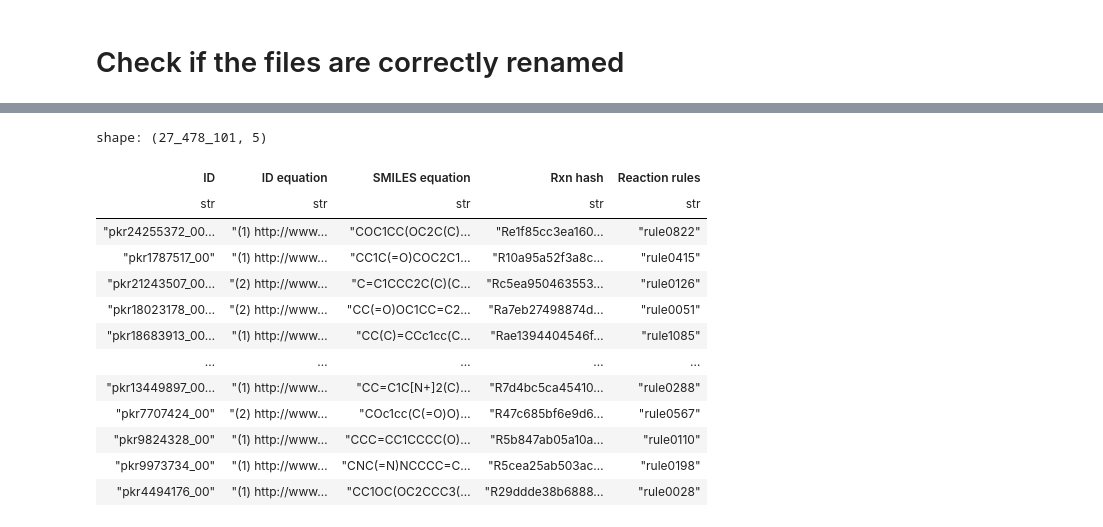
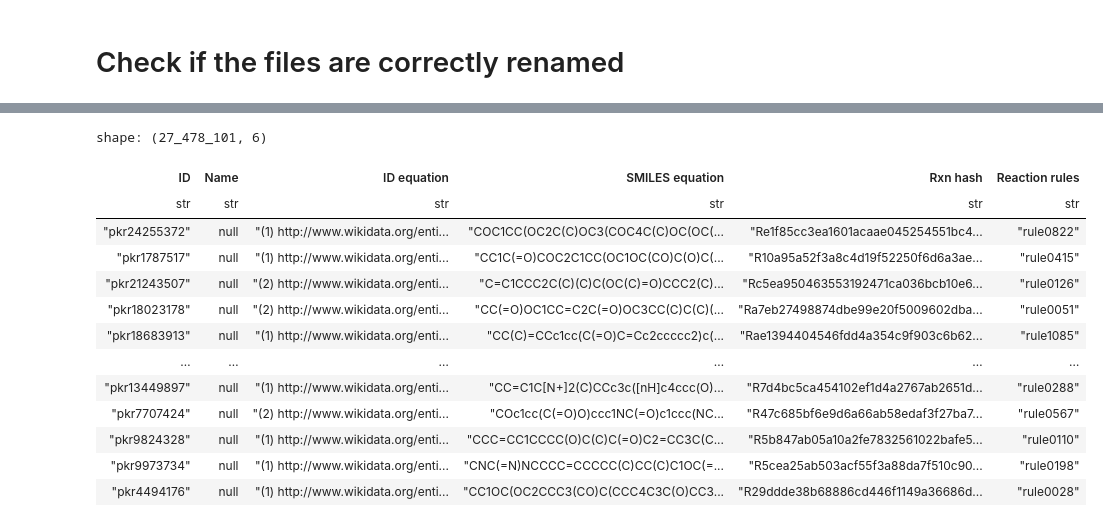
Before and after one commit to commons-research/read-MINE-results, a Jupyter notebook: read_mine_results/db_files/QC.ipynb, the cells around one changed output, grey strips where cells are left out. Drawn from its saved outputs; the diff is of its cells as text; code cells hidden in the pictures.

```diff
--- a/read_mine_results/db_files/QC.ipynb
+++ b/read_mine_results/db_files/QC.ipynb
@@ -2,8 +2,9 @@
 # Check if the files are correctly renamed
 # %%
 import polars as pl
+pl.Config(fmt_str_lengths=550)
 
-df_comp = pl.read_parquet("renamed_files/compounds_1_generalized_230106_frozen_metadata_for_MINES_split_00.csv_77226.91_.parquet")
-
-df
+main_path = "/home/pamrein/2024_masterthesis/read-MINE-results/read_mine_results/db_files"
+df_comp = pl.read_parquet(main_path + "/all_original_files/compounds_1_generalized_230106_frozen_metadata_for_MINES_split_00.csv_77226.91_.parquet")
+df_comp
 # %% [output]
@@ -24,19 +25,18 @@ shape: (24_182_493, 5)
 # %%
-df_react = pl.read_parquet("renamed_files/reactions_1_generalized_230106_frozen_metadata_for_MINES_split_00.csv_77226.91_.parquet")
-
+df_react = pl.read_parquet(main_path + "/all_original_files/reactions_1_generalized_230106_frozen_metadata_for_MINES_split_00.csv_77226.91_.parquet")
 df_react
 # %% [output]
-shape: (27_478_101, 5)
+shape: (27_478_101, 6)
-| ID | ID equation | SMILES equation | Rxn hash | Reaction rules |
-| str | str | str | str | str |
-| "pkr24255372_00… | "(1) http://www… | "COC1CC(OC2C(C)… | "Re1f85cc3ea160… | "rule0822" |
-| "pkr1787517_00" | "(1) http://www… | "CC1C(=O)COC2C1… | "R10a95a52f3a8c… | "rule0415" |
-| "pkr21243507_00… | "(2) http://www… | "C=C1CCC2C(C)(C… | "Rc5ea950463553… | "rule0126" |
-| "pkr18023178_00… | "(2) http://www… | "CC(=O)OC1CC=C2… | "Ra7eb27498874d… | "rule0051" |
-| "pkr18683913_00… | "(1) http://www… | "CC(C)=CCc1cc(C… | "Rae1394404546f… | "rule1085" |
-| … | … | … | … | … |
-| "pkr13449897_00… | "(1) http://www… | "CC=C1C[N+]2(C)… | "R7d4bc5ca45410… | "rule0288" |
-| "pkr7707424_00" | "(2) http://www… | "COc1cc(C(=O)O)… | "R47c685bf6e9d6… | "rule0567" |
-| "pkr9824328_00" | "(1) http://www… | "CCC=CC1CCCC(O)… | "R5b847ab05a10a… | "rule0110" |
-| "pkr9973734_00" | "(1) http://www… | "CNC(=N)NCCCC=C… | "R5cea25ab503ac… | "rule0198" |
-| "pkr4494176_00" | "(1) http://www… | "CC1OC(OC2CCC3(… | "R29ddde38b6888… | "rule0028" |
+| ID | Name | ID equation | SMILES equation | Rxn hash | Reaction rules |
+| str | str | str | str | str | str |
+| "pkr24255372" | null | "(1) http://www.wikidata.org/enti... | "COC1CC(OC2C(C)OC3(COC4C(C)OC(OC(... | "Re1f85cc3ea1601acaae045254551bc4... | "rule0822" |
+| "pkr1787517" | null | "(1) http://www.wikidata.org/enti... | "CC1C(=O)COC2C1CC(OC1OC(CO)C(O)C(... | "R10a95a52f3a8c4d19f52250f6d6a3ae... | "rule0415" |
+| "pkr21243507" | null | "(2) http://www.wikidata.org/enti... | "C=C1CCC2C(C)(C)C(OC(C)=O)CCC2(C)... | "Rc5ea950463553192471ca036bcb10e6... | "rule0126" |
+| "pkr18023178" | null | "(2) http://www.wikidata.org/enti... | "CC(=O)OC1CC=C2C(=O)OC3CC(C)C(C)(... | "Ra7eb27498874dbe99e20f5009602dba... | "rule0051" |
+| "pkr18683913" | null | "(1) http://www.wikidata.org/enti... | "CC(C)=CCc1cc(C(=O)C=Cc2ccccc2)c(... | "Rae1394404546fdd4a354c9f903c6b62... | "rule1085" |
+| … | … | … | … | … | … |
+| "pkr13449897" | null | "(1) http://www.wikidata.org/enti... | "CC=C1C[N+]2(C)CCc3c([nH]c4ccc(O)... | "R7d4bc5ca454102ef1d4a2767ab2651d... | "rule0288" |
+| "pkr7707424" | null | "(2) http://www.wikidata.org/enti... | "COc1cc(C(=O)O)ccc1NC(=O)c1ccc(NC... | "R47c685bf6e9d6a66ab58edaf3f27ba7... | "rule0567" |
+| "pkr9824328" | null | "(1) http://www.wikidata.org/enti... | "CCC=CC1CCCC(O)C(C)C(=O)C2=CC3C(C... | "R5b847ab05a10a2fe7832561022bafe5... | "rule0110" |
+| "pkr9973734" | null | "(1) http://www.wikidata.org/enti... | "CNC(=N)NCCCC=CCCCC(C)CC(C)C1OC(=... | "R5cea25ab503acf55f3a88da7f510c90... | "rule0198" |
+| "pkr4494176" | null | "(1) http://www.wikidata.org/enti... | "CC1OC(OC2CCC3(CO)C(CCC4C3C(O)CC3... | "R29ddde38b68886cd446f1149a36686d... | "rule0028" |
```
Also changed, not shown: parts of 7 cells of this notebook, 2 other files.
